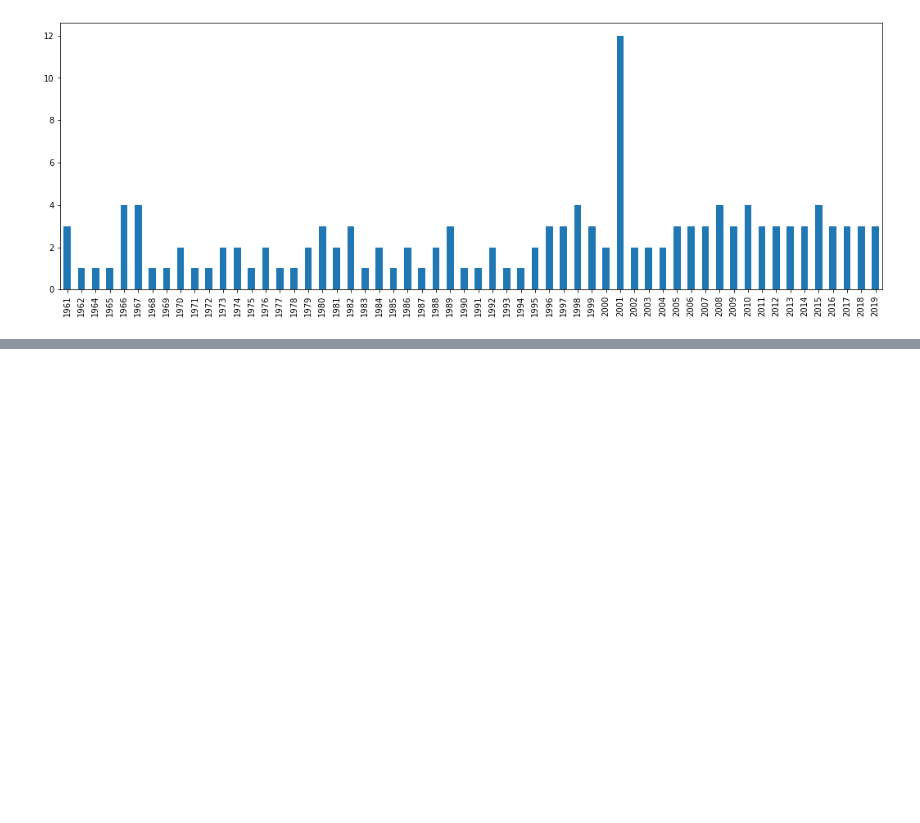
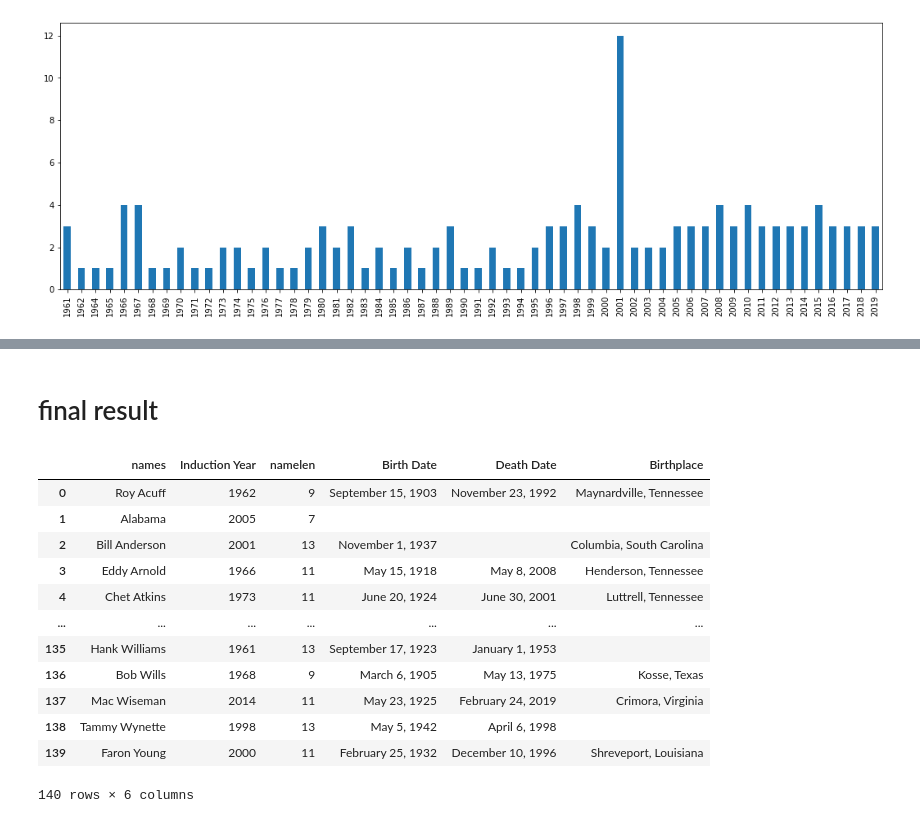
Before and after one commit to derektprice/web_scraping_country_music_hof_python, a Jupyter notebook: derek_country_hof_scrapin.ipynb, the cells around one changed output, grey strips where cells are left out. Saved outputs shown, nothing was run; the diff lists cells and outputs as text; code cells hidden in the pictures; blank space fills up the shorter version.

```diff
--- a/derek_country_hof_scrapin.ipynb
+++ b/derek_country_hof_scrapin.ipynb
@@ -122,0 +354,18 @@ Name: 139, dtype: object
+# %% [markdown]
+# final result
+# %%
+country_df
+# %% [output]
+|  | names | Induction Year | namelen | Birth Date | Death Date | Birthplace |
+| 0 | Roy Acuff | 1962 | 9 | September 15, 1903 | November 23, 1992 | Maynardville, Tennessee |
+| 1 | Alabama | 2005 | 7 |  |  |  |
+| 2 | Bill Anderson | 2001 | 13 | November 1, 1937 |  | Columbia, South Carolina |
+| 3 | Eddy Arnold | 1966 | 11 | May 15, 1918 | May 8, 2008 | Henderson, Tennessee |
+| 4 | Chet Atkins | 1973 | 11 | June 20, 1924 | June 30, 2001 | Luttrell, Tennessee |
+| ... | ... | ... | ... | ... | ... | ... |
+| 135 | Hank Williams | 1961 | 13 | September 17, 1923 | January 1, 1953 |  |
+| 136 | Bob Wills | 1968 | 9 | March 6, 1905 | May 13, 1975 | Kosse, Texas |
+| 137 | Mac Wiseman | 2014 | 11 | May 23, 1925 | February 24, 2019 | Crimora, Virginia |
+| 138 | Tammy Wynette | 1998 | 13 | May 5, 1942 | April 6, 1998 |  |
+| 139 | Faron Young | 2000 | 11 | February 25, 1932 | December 10, 1996 | Shreveport, Louisiana |
+140 rows × 6 columns
```
Also changed, not shown: parts of 34 cells of this notebook.
